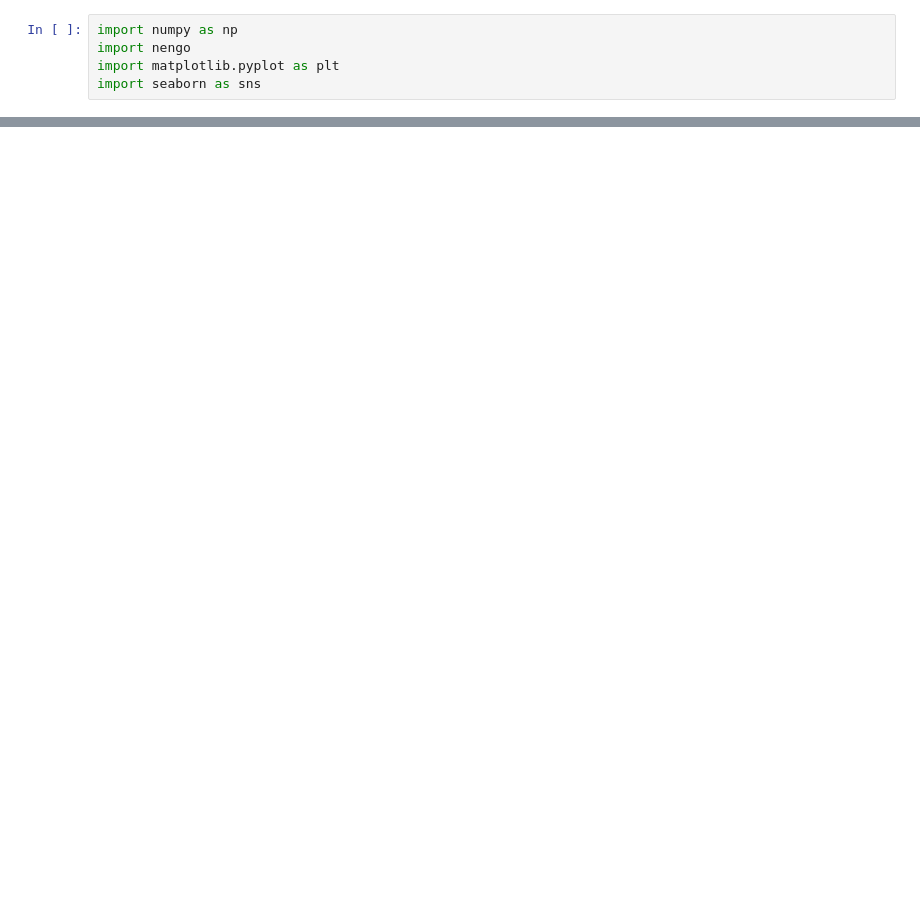
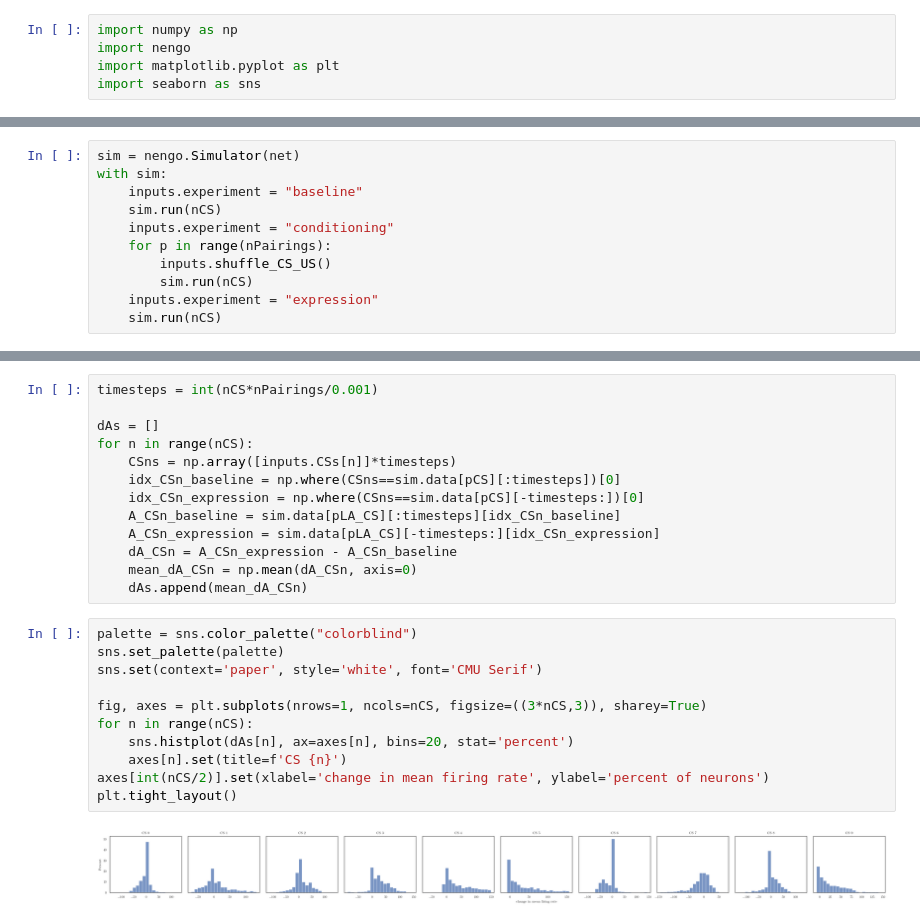
Before and after one commit to psipeter/amygdala, a Jupyter notebook: main.ipynb, the cells around one changed output, grey strips where cells are left out. Drawn from its saved outputs; the diff is of its cells as text; blank space fills up the shorter version.

Commit message:
experiments with multiple 3D CSs

```diff
--- a/main.ipynb
+++ b/main.ipynb
@@ -54,0 +85,11 @@ encoders_after = sim.data[pEncoders][-1].copy() / scale
+# %%
+sim = nengo.Simulator(net)
+with sim:
+    inputs.experiment = "baseline"
+    sim.run(nCS)
+    inputs.experiment = "conditioning"
+    for p in range(nPairings):
+        inputs.shuffle_CS_US()
+        sim.run(nCS)
+    inputs.experiment = "expression"
+    sim.run(nCS)
@@ -55 +105,27 @@ encoders_after = sim.data[pEncoders][-1].copy() / scale
+# %%
+timesteps = int(nCS*nPairings/0.001)
+
+dAs = []
+for n in range(nCS):
+    CSns = np.array([inputs.CSs[n]]*timesteps)
+    idx_CSn_baseline = np.where(CSns==sim.data[pCS][:timesteps])[0]
+    idx_CSn_expression = np.where(CSns==sim.data[pCS][-timesteps:])[0]
+    A_CSn_baseline = sim.data[pLA_CS][:timesteps][idx_CSn_baseline]
+    A_CSn_expression = sim.data[pLA_CS][-timesteps:][idx_CSn_expression]
+    dA_CSn = A_CSn_expression - A_CSn_baseline
+    mean_dA_CSn = np.mean(dA_CSn, axis=0)
+    dAs.append(mean_dA_CSn)
+# %%
+palette = sns.color_palette("colorblind")
+sns.set_palette(palette)
+sns.set(context='paper', style='white', font='CMU Serif')
+
+fig, axes = plt.subplots(nrows=1, ncols=nCS, figsize=((3*nCS,3)), sharey=True)
+for n in range(nCS):
+    sns.histplot(dAs[n], ax=axes[n], bins=20, stat='percent')
+    axes[n].set(title=f'CS {n}')
+axes[int(nCS/2)].set(xlabel='change in mean firing rate', ylabel='percent of neurons')
+plt.tight_layout()
+# %% [output]
+[figure, added]
 # %%
```
Also changed, not shown: parts of 8 cells of this notebook.
